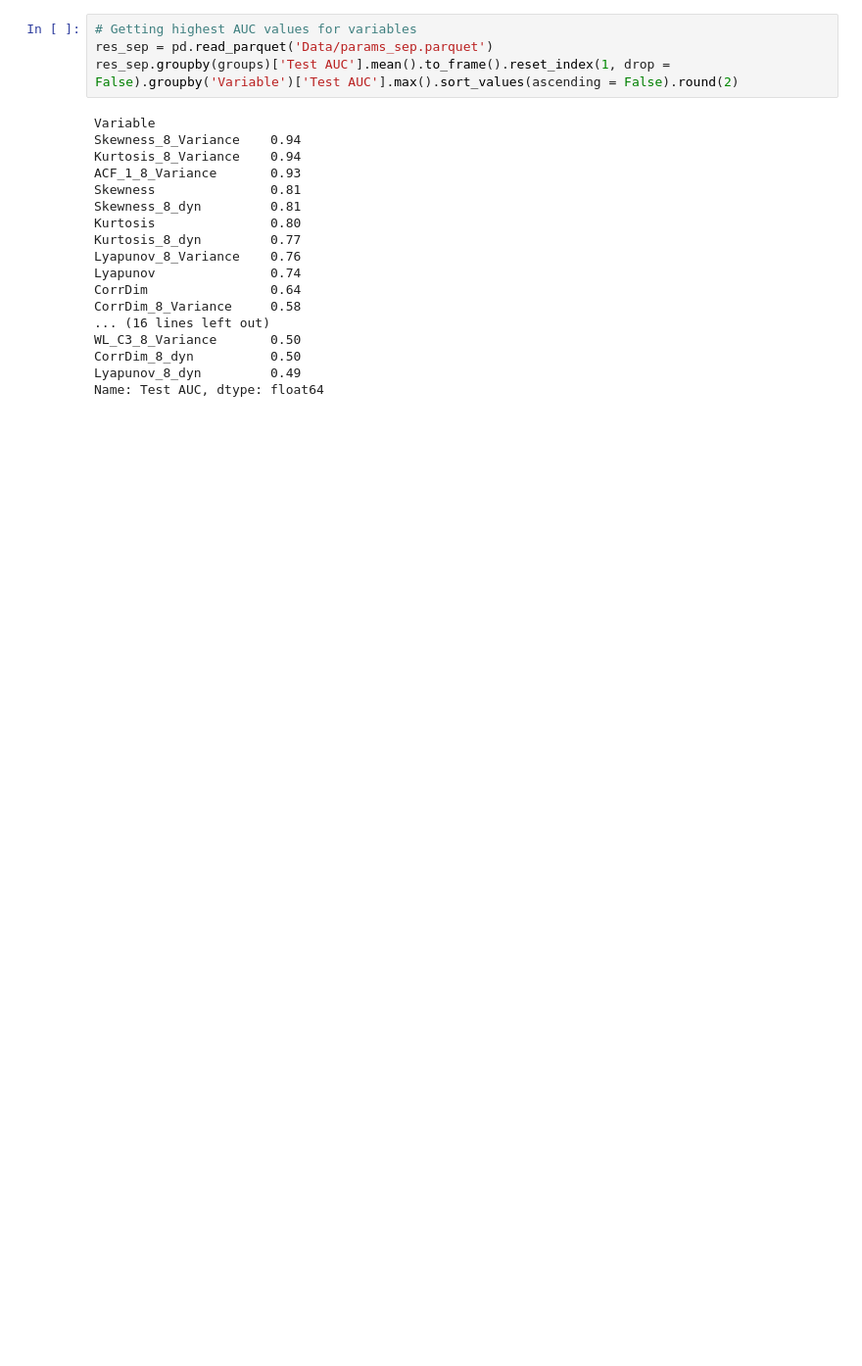
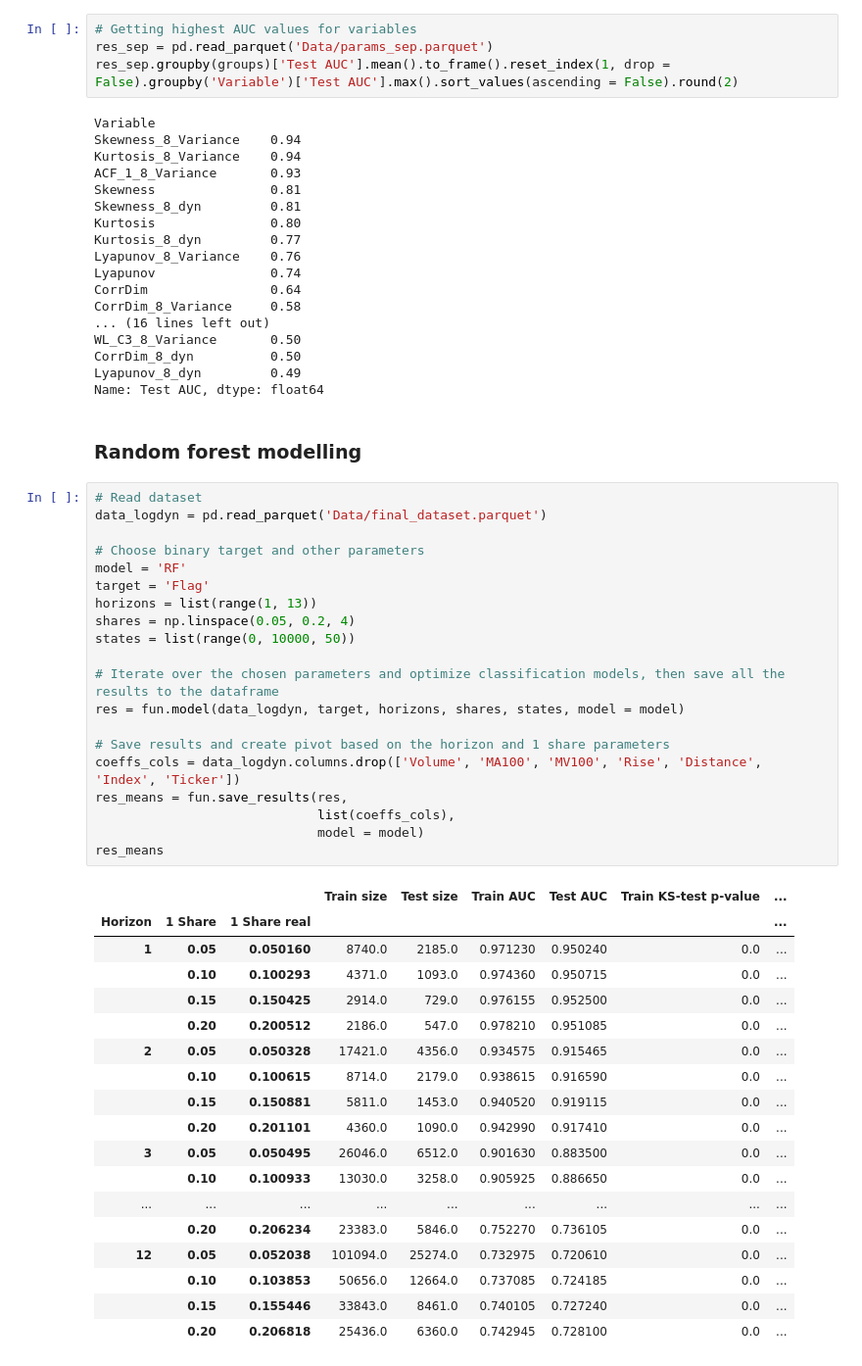
Before and after one commit to lebedevaale/early_warning_model, a Jupyter notebook: modelling.ipynb, the cells around one changed output. Shown: that part at 98% size. Saved outputs shown, nothing was run; the diff lists cells and outputs as text; blank space fills up the shorter version.

Commit message:
Added final results for the random forest and SVM

```diff
--- a/modelling.ipynb
+++ b/modelling.ipynb
@@ -317,3 +299,44 @@ WL_C3_8_Variance       0.50
 CorrDim_8_dyn          0.50
 Lyapunov_8_dyn         0.49
 Name: Test AUC, dtype: float64
+# %% [markdown]
+### Random forest modelling
+# %%
+# Read dataset
+data_logdyn = pd.read_parquet('Data/final_dataset.parquet')
+
+# Choose binary target and other parameters
+model = 'RF'
+target = 'Flag'
+horizons = list(range(1, 13))
+shares = np.linspace(0.05, 0.2, 4)
+states = list(range(0, 10000, 50))
+
+# Iterate over the chosen parameters and optimize classification models, then save all the results to the dataframe
+res = fun.model(data_logdyn, target, horizons, shares, states, model = model)
+
+# Save results and create pivot based on the horizon and 1 share parameters
+coeffs_cols = data_logdyn.columns.drop(['Volume', 'MA100', 'MV100', 'Rise', 'Distance', 'Index', 'Ticker'])
+res_means = fun.save_results(res,
+                             list(coeffs_cols),
+                             model = model)
+res_means
+# %% [output]
+|  |  |  | Train size | Test size | Train AUC | Test AUC | Train KS-test p-value | ... |
+| Horizon | 1 Share | 1 Share real |  |  |  |  |  | ... |
+| 1 | 0.05 | 0.050160 | 8740.0 | 2185.0 | 0.971230 | 0.950240 | 0.0 | ... |
+|  | 0.10 | 0.100293 | 4371.0 | 1093.0 | 0.974360 | 0.950715 | 0.0 | ... |
+|  | 0.15 | 0.150425 | 2914.0 | 729.0 | 0.976155 | 0.952500 | 0.0 | ... |
+|  | 0.20 | 0.200512 | 2186.0 | 547.0 | 0.978210 | 0.951085 | 0.0 | ... |
+| 2 | 0.05 | 0.050328 | 17421.0 | 4356.0 | 0.934575 | 0.915465 | 0.0 | ... |
+|  | 0.10 | 0.100615 | 8714.0 | 2179.0 | 0.938615 | 0.916590 | 0.0 | ... |
+|  | 0.15 | 0.150881 | 5811.0 | 1453.0 | 0.940520 | 0.919115 | 0.0 | ... |
+|  | 0.20 | 0.201101 | 4360.0 | 1090.0 | 0.942990 | 0.917410 | 0.0 | ... |
+| 3 | 0.05 | 0.050495 | 26046.0 | 6512.0 | 0.901630 | 0.883500 | 0.0 | ... |
+|  | 0.10 | 0.100933 | 13030.0 | 3258.0 | 0.905925 | 0.886650 | 0.0 | ... |
+| ... | ... | ... | ... | ... | ... | ... | ... | ... |
+|  | 0.20 | 0.206234 | 23383.0 | 5846.0 | 0.752270 | 0.736105 | 0.0 | ... |
+| 12 | 0.05 | 0.052038 | 101094.0 | 25274.0 | 0.732975 | 0.720610 | 0.0 | ... |
+|  | 0.10 | 0.103853 | 50656.0 | 12664.0 | 0.737085 | 0.724185 | 0.0 | ... |
+|  | 0.15 | 0.155446 | 33843.0 | 8461.0 | 0.740105 | 0.727240 | 0.0 | ... |
+|  | 0.20 | 0.206818 | 25436.0 | 6360.0 | 0.742945 | 0.728100 | 0.0 | ... |
```
Also changed, not shown: parts of 14 cells of this notebook, 4 other files.
